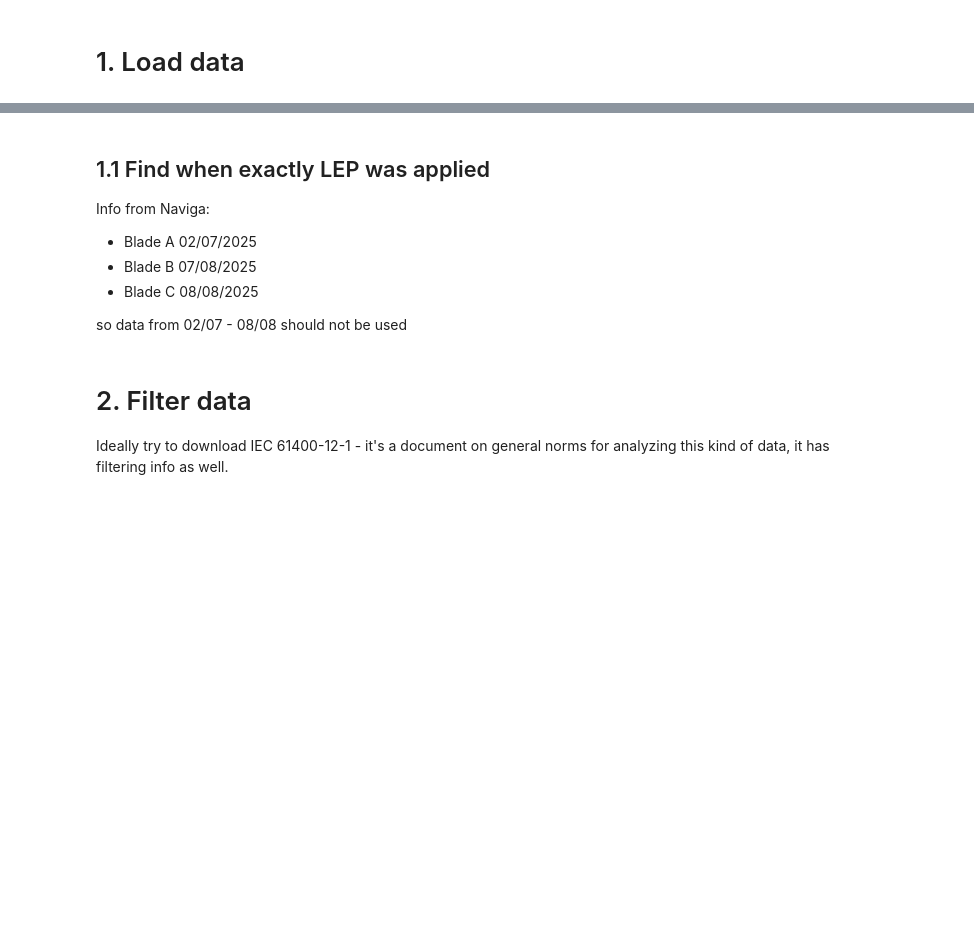
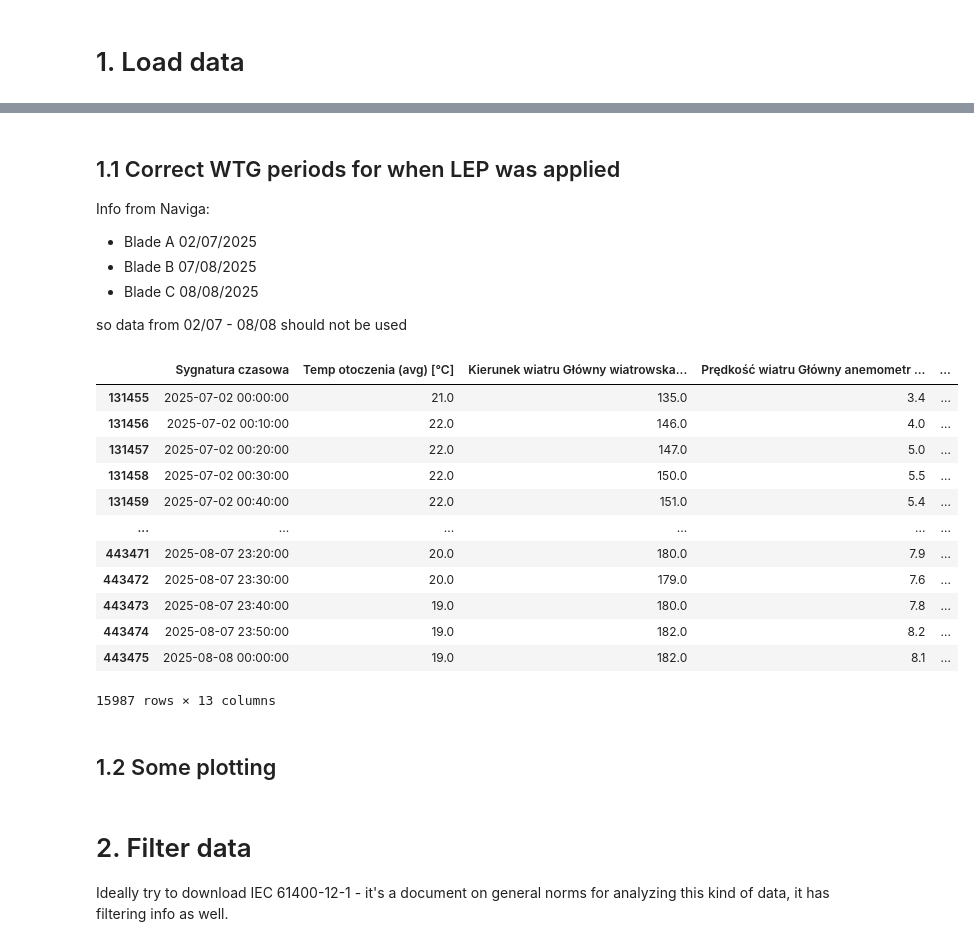
Before and after one commit to Wiktorson/WT-analysis-II, a Jupyter notebook: Side_by_side_analysis_2025.ipynb, the cells around one changed output, grey strips where cells are left out. Drawn from its saved outputs; the diff is of its cells as text; code cells hidden in the pictures; blank space fills up the shorter version.

```diff
--- a/Side_by_side_analysis_2025.ipynb
+++ b/Side_by_side_analysis_2025.ipynb
@@ -76,5 +77,5 @@ df_raw['Moc czynna (avg) [kW]'] = df_raw['Moc czynna (avg) [W]'] / 1000
 # %% [markdown]
-## 1.1 Find when exactly LEP was applied
+## 1.1 Correct WTG periods for when LEP was applied
 
 Info from Naviga:
 * Blade A 02/07/2025
@@ -90,3 +91,19 @@ df_raw.loc[df_raw['Sygnatura czasowa'] >= pd.to_datetime('2025/08/08'), 'WTG'] =
+# %%
+df_raw[df_raw['Sygnatura czasowa'].between(pd.to_datetime('2025/07/02'), pd.to_datetime('2025/08/08'))]
+# %% [output]
+|  | Sygnatura czasowa | Temp otoczenia (avg) [°C] | Kierunek wiatru Główny wiatrowska... | Prędkość wiatru Główny anemometr ... | ... |
+| 131455 | 2025-07-02 00:00:00 | 21.0 | 135.0 | 3.4 | ... |
+| 131456 | 2025-07-02 00:10:00 | 22.0 | 146.0 | 4.0 | ... |
+| 131457 | 2025-07-02 00:20:00 | 22.0 | 147.0 | 5.0 | ... |
+| 131458 | 2025-07-02 00:30:00 | 22.0 | 150.0 | 5.5 | ... |
+| 131459 | 2025-07-02 00:40:00 | 22.0 | 151.0 | 5.4 | ... |
+| ... | ... | ... | ... | ... | ... |
+| 443471 | 2025-08-07 23:20:00 | 20.0 | 180.0 | 7.9 | ... |
+| 443472 | 2025-08-07 23:30:00 | 20.0 | 179.0 | 7.6 | ... |
+| 443473 | 2025-08-07 23:40:00 | 19.0 | 180.0 | 7.8 | ... |
+| 443474 | 2025-08-07 23:50:00 | 19.0 | 182.0 | 8.2 | ... |
+| 443475 | 2025-08-08 00:00:00 | 19.0 | 182.0 | 8.1 | ... |
+15987 rows × 13 columns
 # %%
 df_wtg15 = df_raw[df_raw.WTG.str.contains('WTG15')]
 # %%
@@ -94,4 +111,6 @@ df_wtg15[df_wtg15['Sygnatura czasowa'] > pd.to_datetime('2025-07-1')]
 df_wtg15 = df_wtg15.sort_values(by=('Sygnatura czasowa'))
+# %% [markdown]
+## 1.2 Some plotting
 # %%
 # Moc vs data
 pio.renderers.default = 'browser'
```
Also changed, not shown: parts of 21 cells of this notebook, 3 other files.
